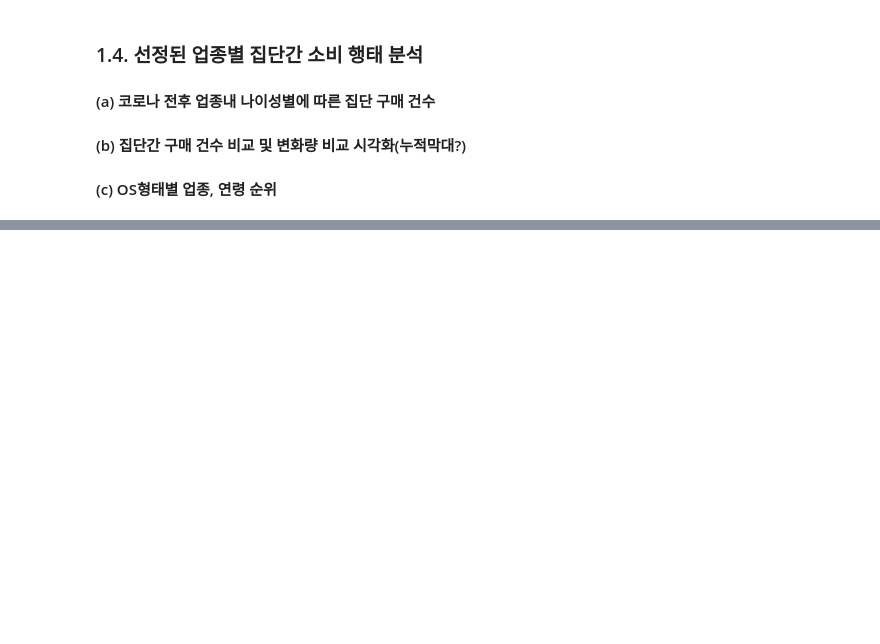
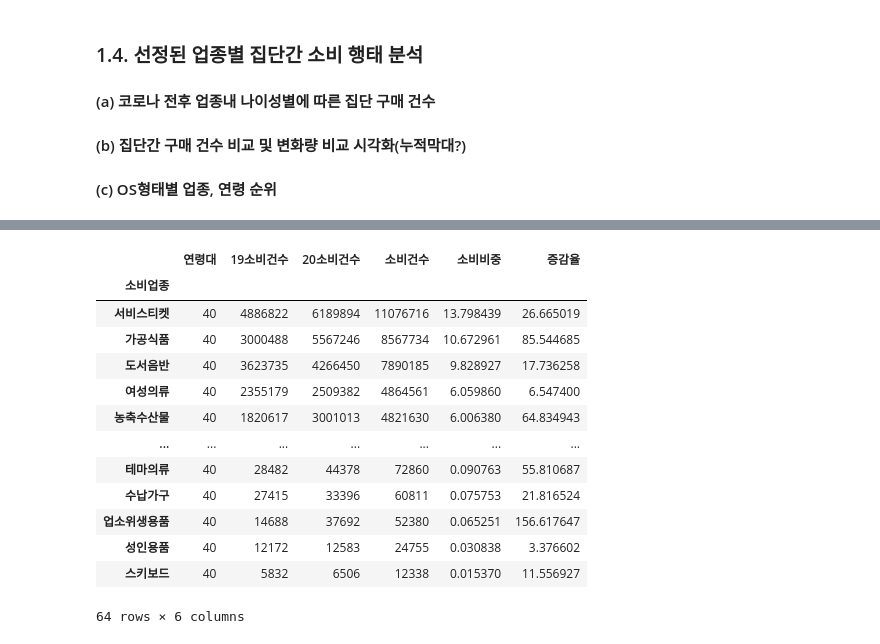
Before and after one commit to hanna-joo/PJT_Others, a Jupyter notebook: Consumption_Trends_2020/02_hypothesis_testing.ipynb, the cells around one changed output, grey strips where cells are left out. Cells and saved outputs as stored; diff of their text form; code cells hidden in the pictures; blank space fills up the shorter version.

```diff
--- a/Consumption_Trends_2020/02_hypothesis_testing.ipynb
+++ b/Consumption_Trends_2020/02_hypothesis_testing.ipynb
@@ -394,0 +473,17 @@ for category in top_3_categories:
+# %%
+mcorp_ages[mcorp_ages.연령대==40].sort_values(by='소비비중',ascending=False)
+# %% [output]
+|  | 연령대 | 19소비건수 | 20소비건수 | 소비건수 | 소비비중 | 증감율 |
+| 소비업종 |  |  |  |  |  |  |
+| 서비스티켓 | 40 | 4886822 | 6189894 | 11076716 | 13.798439 | 26.665019 |
+| 가공식품 | 40 | 3000488 | 5567246 | 8567734 | 10.672961 | 85.544685 |
+| 도서음반 | 40 | 3623735 | 4266450 | 7890185 | 9.828927 | 17.736258 |
+| 여성의류 | 40 | 2355179 | 2509382 | 4864561 | 6.059860 | 6.547400 |
+| 농축수산물 | 40 | 1820617 | 3001013 | 4821630 | 6.006380 | 64.834943 |
+| ... | ... | ... | ... | ... | ... | ... |
+| 테마의류 | 40 | 28482 | 44378 | 72860 | 0.090763 | 55.810687 |
+| 수납가구 | 40 | 27415 | 33396 | 60811 | 0.075753 | 21.816524 |
+| 업소위생용품 | 40 | 14688 | 37692 | 52380 | 0.065251 | 156.617647 |
+| 성인용품 | 40 | 12172 | 12583 | 24755 | 0.030838 | 3.376602 |
+| 스키보드 | 40 | 5832 | 6506 | 12338 | 0.015370 | 11.556927 |
+64 rows × 6 columns
```
Also changed, not shown: parts of 7 cells of this notebook.
